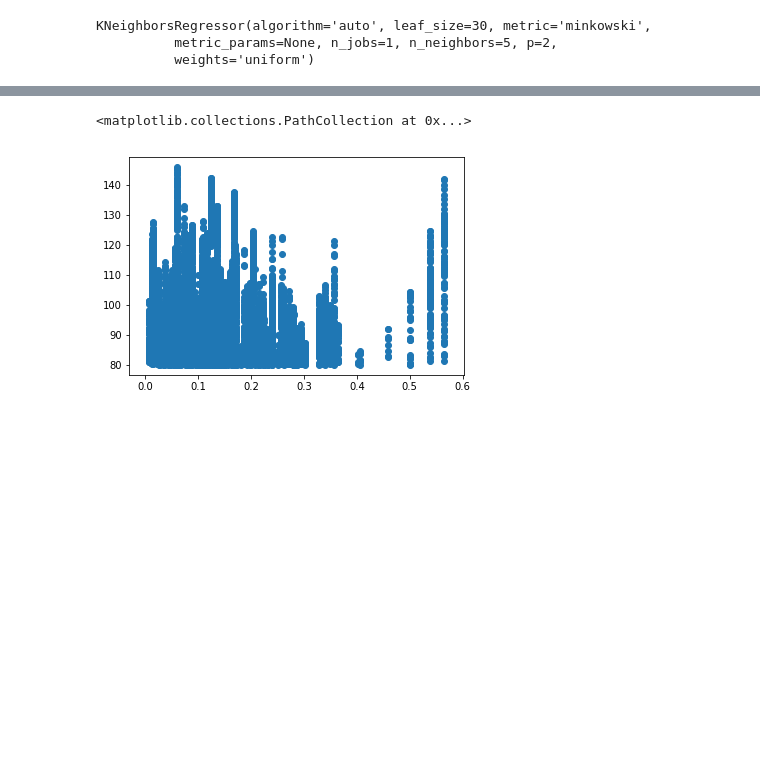
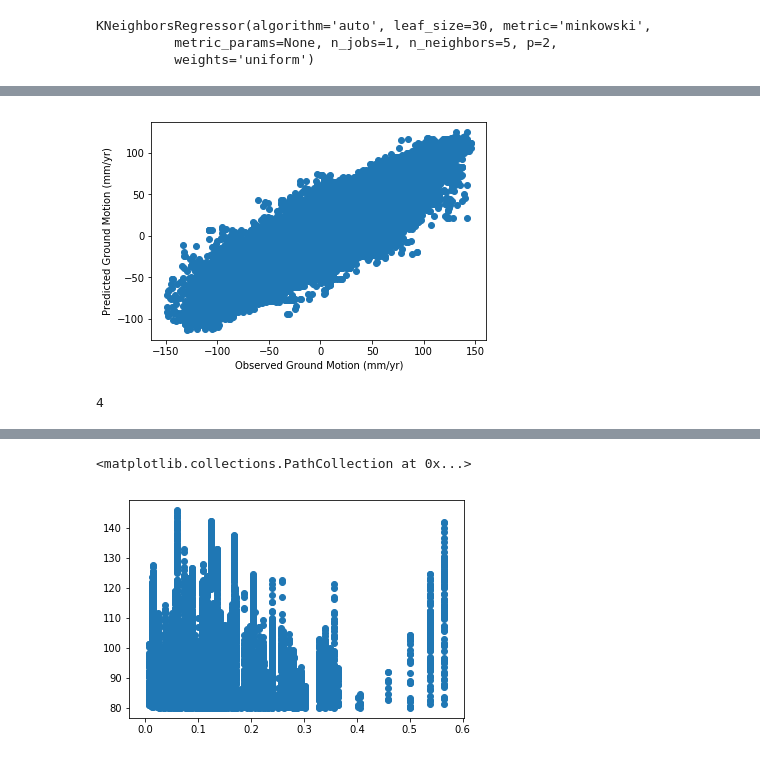
Before and after one commit to LSDtopotools/lsdfailtools, a Jupyter notebook: python_foresee/machine_learning/machine_learning_ground_motion.ipynb, the cells around one changed output, grey strips where cells are left out. Saved outputs shown, nothing was run; the diff lists cells and outputs as text; code cells hidden in the pictures; blank space fills up the shorter version.

```diff
--- a/python_foresee/machine_learning/machine_learning_ground_motion.ipynb
+++ b/python_foresee/machine_learning/machine_learning_ground_motion.ipynb
@@ -331,0 +451,11 @@ result_with_rain_new.head()
+# %%
+plt.scatter(pred_result_with_rain_px_source['ground_motion'], pred_result_with_rain_px_source['pred_ground_motion'])
+plt.xlabel("Observed Ground Motion (mm/yr)")
+plt.ylabel("Predicted Ground Motion (mm/yr)")
+plt.savefig("10mDEM_predicted_obs_ground_motion_ml.png")
+# %% [output]
+[figure, added]
+# %%
+int(pred_result_with_rain_px_source.min(axis=0)['rows'])
+# %% [output]
+4
```
Also changed, not shown: parts of 50 cells of this notebook.
